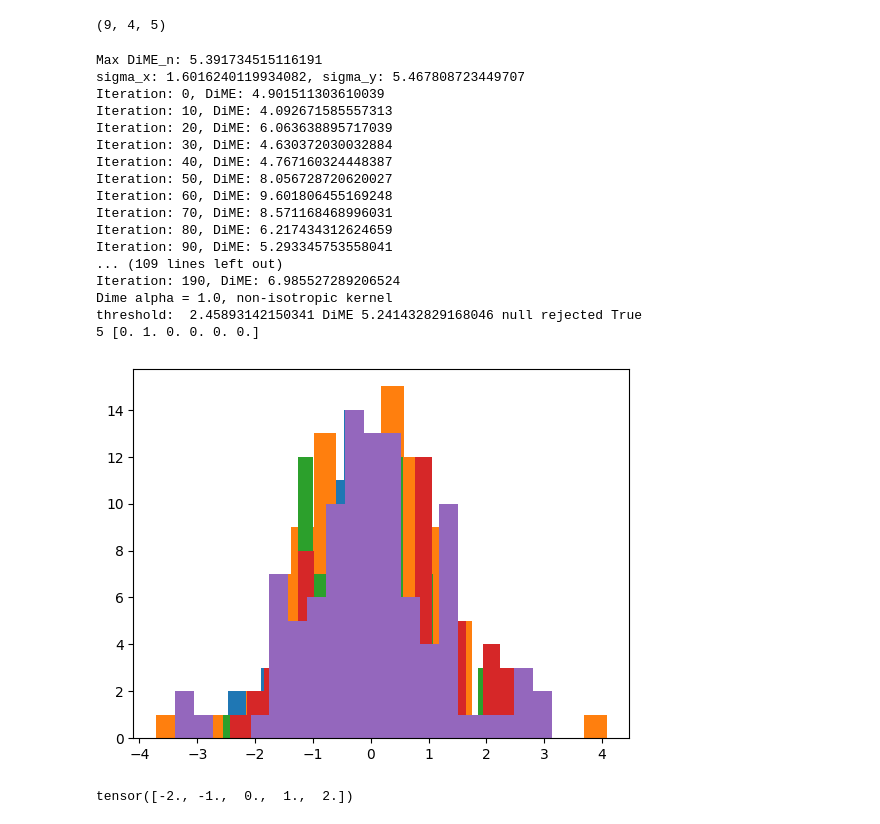
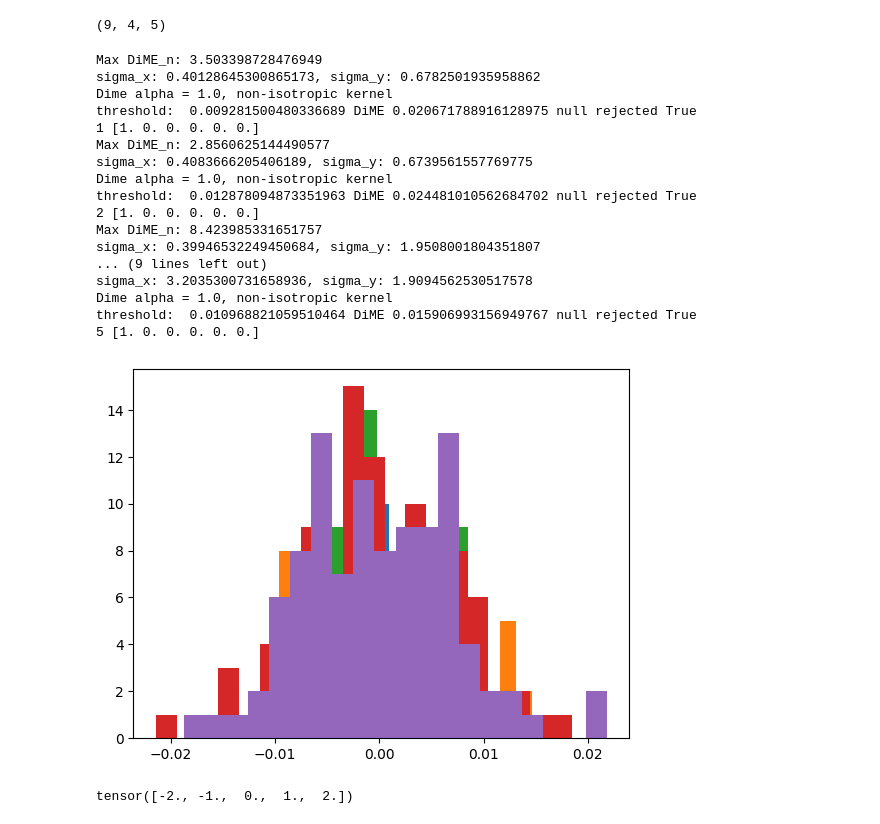
Before and after one commit to KeiderHoyos/IndependenceTestingDifferenceEntropies, a Jupyter notebook: demo.ipynb, the cells around one changed output. Saved outputs shown, nothing was run; the diff lists cells and outputs as text; code cells hidden in the pictures.

```diff
--- a/demo.ipynb
+++ b/demo.ipynb
@@ -68,7 +68,8 @@ def generate_ISA(n,d,sigma_normal,alpha, seed):
 def Sinusoid(x, y, w):
     return 1 + np.sin(w*x)*np.sin(w*y)
 
-def Sinusoid_Generator(n,w):
+def Sinusoid_Generator(n,w, seed = 0):
+    np.random.seed(seed)
     i = 0
     output = np.zeros([n,2])
     while i < n:
@@ -80,7 +81,9 @@ def Sinusoid_Generator(n,w):
             output[i, 0] = x0
             output[i, 1] = x1
             i = i + 1
-    return output
+    X = output[:,0:1]
+    Y = output[:,1:]
+    return X,Y
 
 # n = 1000
 # d = 3
@@ -119,7 +122,7 @@ for it in range(test_num):
     #test#
 
 
-    dime_estimator = IndpTest_DIME( X_tensor, Y_tensor, dime_perm = 10, alpha = 0.5, type_bandwidth="weighted", lr = 0.05,  split_ratio = 0.5,
+    dime_estimator = IndpTest_DIME( X_tensor, Y_tensor, dime_perm = 10, alpha = 1.0, type_bandwidth="weighted", lr = 0.05,  split_ratio = 0.5,
                                     batch_size = None, grid_search_min = -3, grid_search_max = 3, epochs=300)
     results_dime = dime_estimator.perform_test()
     result_test_correct[0, it] = float(results_dime['h0_rejected'])
@@ -150,0 +154,25 @@ threshold:  0.010787783074176537 DiME 0.024899899527834002 null rejected: True
+# %%
+test_num = 5
+dime_perm = 10
+result_test_correct = np.zeros([6,test_num])
+seed = 0
+for it in range(test_num):
+    w = 3
+    n = 400
+    X, Y = Sinusoid_Generator(n, w, seed)
+    Y = Y.reshape(-1,1)
+    X_tensor, Y_tensor = torch.tensor(X, device=device), torch.tensor(Y,device=device)
+
+    #test#
+
+
+    dime_estimator = IndpTest_DIME( X_tensor, Y_tensor, dime_perm = 10, alpha = 1.0, type_bandwidth="weighted", lr = 0.05,  split_ratio = 0.5,
+                                    batch_size = None, grid_search_min = -3, grid_search_max = 3, epochs=300)
+    results_dime = dime_estimator.perform_test()
+    result_test_correct[0, it] = float(results_dime['h0_rejected'])
+    print('Dime alpha = 1.0, diagonal kernel')
+    print('threshold: ',results_dime["thresh"].item(), 'DiME', results_dime["test_stat"].item(), 'null rejected:' ,results_dime["h0_rejected"].item())
+    # print(dime_estimator.sigma_x_diag_vals)
+
+    seed += 1
+    print(it+1, np.sum(result_test_correct,1)/(it+1))
@@ -215,53 +262,54 @@ for it in range(test_num):
     seed += 1
     print(it+1, np.sum(result_test_correct,1)/(it+1))
 # %%
-n = 700
+n = 600
 d = 4
 test_num = 5
 
 result_test_correct = np.zeros([6,test_num])
 seed = 0
 for it in range(test_num):
 
     X, Y = GSign(n,d, seed)
     Y = Y.reshape(-1,1)
     X_tensor, Y_tensor = torch.tensor(X, device=device), torch.tensor(Y,device=device)
 
     #test#
 
     # dime_estimator = IndpTest_DIME( X_tensor, Y_tensor, dime_perm = 5, alpha = 1.0, isotropic = True)
     # results_dime = dime_estimator.perform_test()
     # result_test_correct[0, it] = float(results_dime['h0_rejected'])
     # print('Dime alpha = 1.0, isotropic kernel')
     # print('threshold: ',results_dime["thresh"].item(), 'DiME', results_dime["test_stat"].item(), 'null rejected:' ,results_dime["h0_rejected"].item())
 
-    dime_estimator = IndpTest_DIME( X_tensor, Y_tensor, dime_perm = 10 , alpha = 0.5, isotropic = False)
+    dime_estimator = IndpTest_DIME( X_tensor, Y_tensor, dime_perm = 10, alpha = 0.5, type_bandwidth="weighted", lr = 0.05,  split_ratio = 0.5,
+                                    batch_size = None, grid_search_min = -3, grid_search_max = 3, epochs=300)
     results_dime = dime_estimator.perform_test()
-    result_test_correct[1, it] = float(results_dime['h0_rejected'])
+    result_test_correct[0, it] = float(results_dime['h0_rejected'])
     print('Dime alpha = 1.0, non-isotropic kernel')
     print('threshold: ',results_dime["thresh"].item(), 'DiME', results_dime["test_stat"].item(), 'null rejected' ,results_dime["h0_rejected"].item())
 
     seed += 1
     print(it+1, np.sum(result_test_correct,1)/(it+1))
 # %% [output]
-Max DiME_n: 5.391734515116191
-sigma_x: 1.6016240119934082, sigma_y: 5.467808723449707
-Iteration: 0, DiME: 4.901511303610039
-Iteration: 10, DiME: 4.092671585557313
-Iteration: 20, DiME: 6.063638895717039
-Iteration: 30, DiME: 4.630372030032884
-Iteration: 40, DiME: 4.767160324448387
-Iteration: 50, DiME: 8.056728720620027
-Iteration: 60, DiME: 9.601806455169248
-Iteration: 70, DiME: 8.571168468996031
-Iteration: 80, DiME: 6.217434312624659
-Iteration: 90, DiME: 5.293345753558041
-... (109 lines left out)
-Iteration: 190, DiME: 6.985527289206524
+Max DiME_n: 3.503398728476949
+sigma_x: 0.40128645300865173, sigma_y: 0.6782501935958862
 Dime alpha = 1.0, non-isotropic kernel
-threshold:  2.45893142150341 DiME 5.241432829168046 null rejected True
-5 [0. 1. 0. 0. 0. 0.]
+threshold:  0.009281500480336689 DiME 0.020671788916128975 null rejected True
+1 [1. 0. 0. 0. 0. 0.]
+Max DiME_n: 2.8560625144490577
+sigma_x: 0.4083666205406189, sigma_y: 0.6739561557769775
+Dime alpha = 1.0, non-isotropic kernel
+threshold:  0.012878094873351963 DiME 0.024481010562684702 null rejected True
+2 [1. 0. 0. 0. 0. 0.]
+Max DiME_n: 8.423985331651757
+sigma_x: 0.39946532249450684, sigma_y: 1.9508001804351807
+... (9 lines left out)
+sigma_x: 3.2035300731658936, sigma_y: 1.9094562530517578
+Dime alpha = 1.0, non-isotropic kernel
+threshold:  0.010968821059510464 DiME 0.015906993156949767 null rejected True
+5 [1. 0. 0. 0. 0. 0.]
-[figure, old version]
+[figure, new version]
 # %%
 torch.linspace(-2, 2, 5)
 # %% [output]
```
Also changed, not shown: parts of 2 cells of this notebook, 4 other files.
